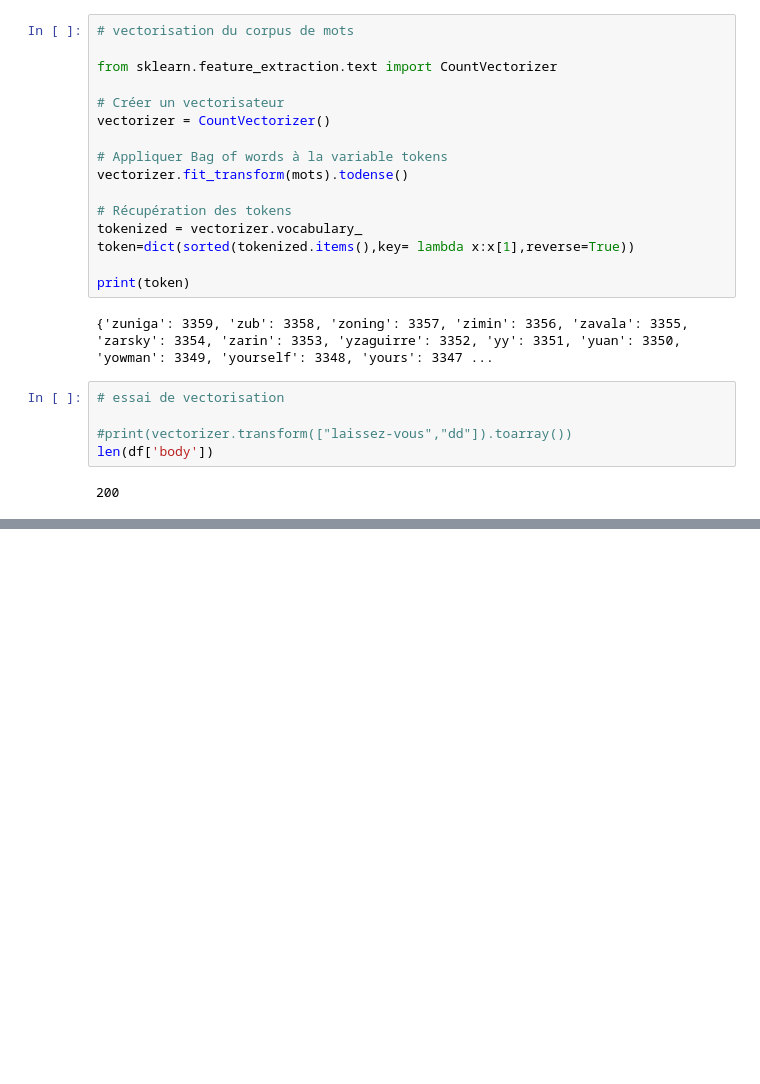
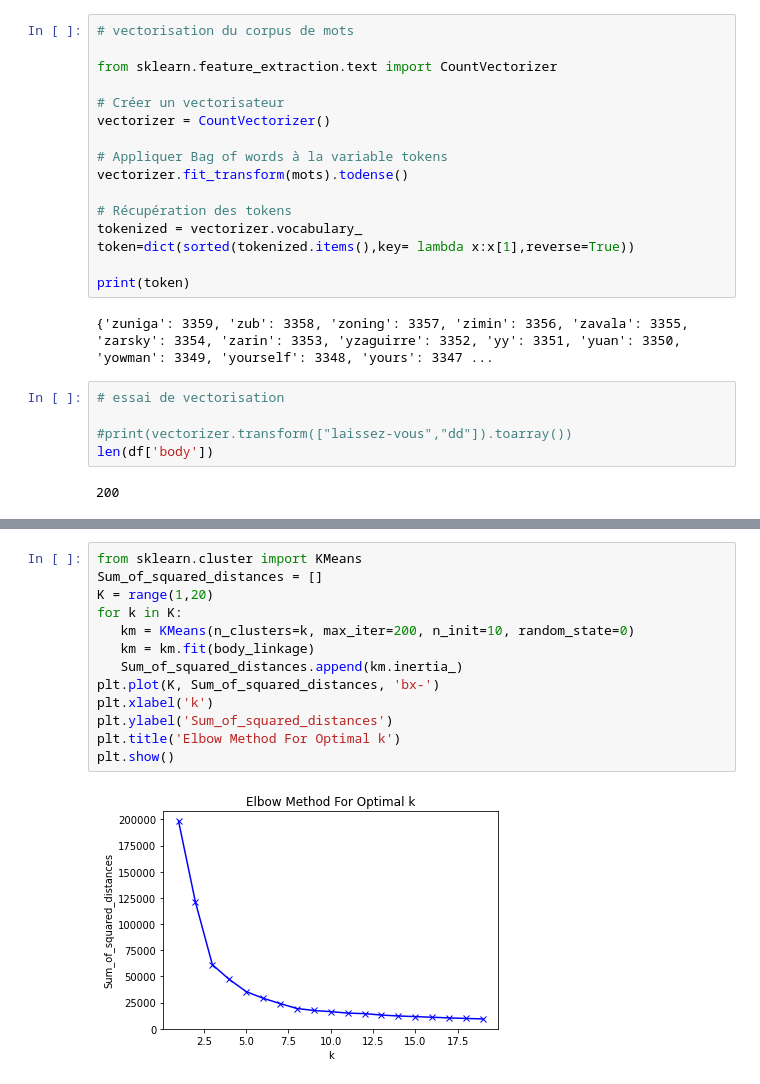
Before and after one commit to franckglastre/NLP-Datascientest, a Jupyter notebook: projetClustering082022.ipynb, the cells around one changed output, grey strips where cells are left out. Saved outputs shown, nothing was run; the diff lists cells and outputs as text; blank space fills up the shorter version.

Commit message:
Update projetClustering082022.ipynb
version complète clustering avec 1er analyse

```diff
--- a/projetClustering082022.ipynb
+++ b/projetClustering082022.ipynb
@@ -134,0 +133,15 @@ ValueError: setting an array element with a sequence.
+# %%
+from sklearn.cluster import KMeans
+Sum_of_squared_distances = []
+K = range(1,20)
+for k in K:
+   km = KMeans(n_clusters=k, max_iter=200, n_init=10, random_state=0)
+   km = km.fit(body_linkage)
+   Sum_of_squared_distances.append(km.inertia_)
+plt.plot(K, Sum_of_squared_distances, 'bx-')
+plt.xlabel('k')
+plt.ylabel('Sum_of_squared_distances')
+plt.title('Elbow Method For Optimal k')
+plt.show()
+# %% [output]
+[figure, added]
```
Also changed, not shown: parts of 10 cells of this notebook.
